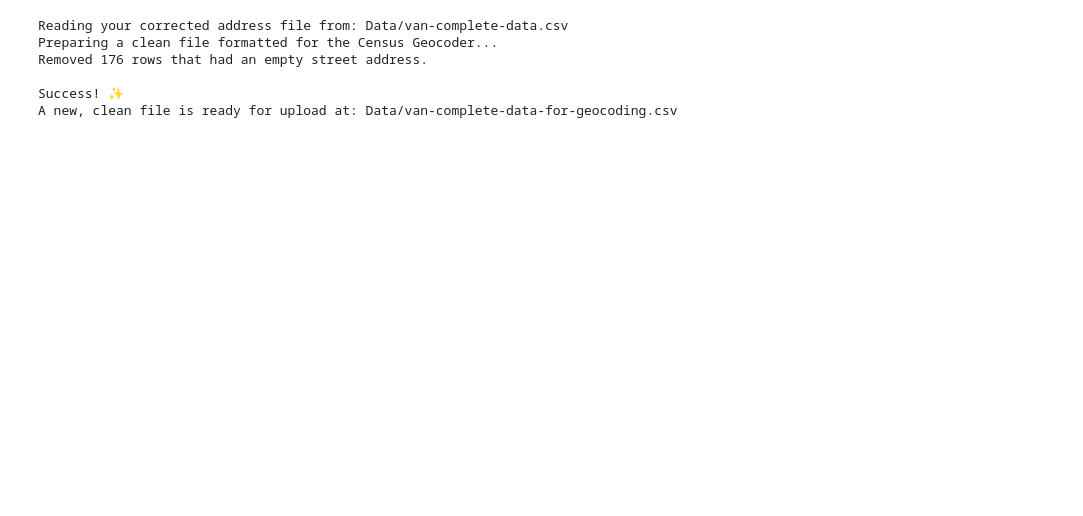
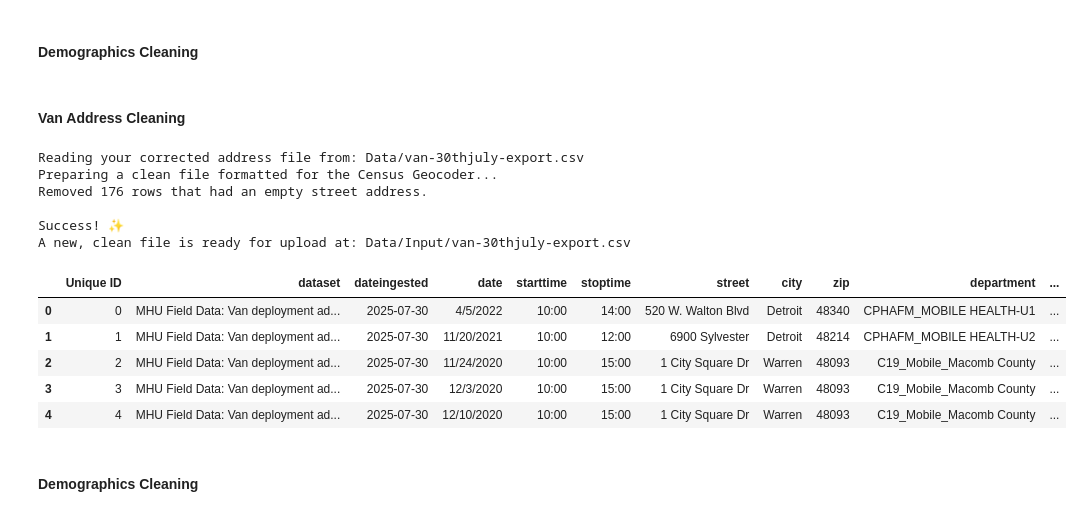
Before and after one commit to PHOENIX-WSU/Geocoding-and-Address-Correction-Pipeline, a Jupyter notebook: Prepare_address_for_geocoding.ipynb, the cells around one changed output. Drawn from its saved outputs; the diff is of its cells as text; code cells hidden in the pictures; blank space fills up the shorter version.

Commit message:
Cleaned up everything

```diff
--- a/Prepare_address_for_geocoding.ipynb
+++ b/Prepare_address_for_geocoding.ipynb
@@ -0,0 +11,13 @@
+# %%
+# --- Load credentials & Configure AI ---
+load_dotenv()
+GOOGLE_AI_API_KEY = os.getenv("GOOGLE_AI_API_KEY")
+
+if not GOOGLE_AI_API_KEY:
+    print("Error: GOOGLE_AI_API_KEY not found in .env file.")
+    sys.exit()
+try:
+    genai.configure(api_key=GOOGLE_AI_API_KEY)
+except Exception as e:
+    print(f"Error configuring Google AI. Please check your API key. Details: {e}")
+    sys.exit()
@@ -0,0 +29,2 @@
+# %% [markdown]
+#### Demographics Cleaning
@@ -1,48 +81,46 @@
+# %% [markdown]
+#### Van Address Cleaning
 # %%
-import pandas as pd
-import os
-
 # --- Configuration ---
 # The file produced by our address cleaning script
-INPUT_FILE_PATH = "Data/van-complete-data.csv"
+INPUT_FILE_PATH = "Data/van-30thjuly-export.csv"
 
 # The new, cleaned file ready for upload
-OUTPUT_FILE_PATH = "Data/van-complete-data-for-geocoding.csv"
+OUTPUT_FILE_PATH = "Data/Input/van-30thjuly-export.csv"
 
 # --- Main Script ---
 try:
     print(f"Reading your corrected address file from: {INPUT_FILE_PATH}")
     # Read all data as strings and replace any nulls with empty strings
-    df = pd.read_csv(INPUT_FILE_PATH, dtype=str).fillna('')
-    df['state'] = 'MI'
+    df_data = pd.read_csv(INPUT_FILE_PATH, dtype=str).fillna('')
+    df_data['state'] = 'MI'
 
     print("Preparing a clean file formatted for the Census Geocoder...")
 
     # --- CRITICAL FIX: Remove rows with no street address ---
     # The geocoder will fail if this column is empty.
-    original_rows = len(df)
-    df = df[df['street'].str.strip() != ''].copy()
-    print(f"Removed {original_rows - len(df)} rows that had an empty street address.")
+    original_rows = len(df_data)
+    df_data = df_data[df_data['street'].str.strip() != ''].copy()
+    print(f"Removed {original_rows - len(df_data)} rows that had an empty street address.")
     # ---------------------------------------------------------
 
     # 1. Select only the necessary 'cleaned' columns and rename them
-    geocoder_df = df[[
+
+    df_data.insert(0, 'Unique ID', df_data.index)
+    geocoder_df = df_data[[
+        'Unique ID',
         'street',
         'city',
         'state',
         'zip'
     ]].rename(columns={
+        'Unique ID': 'Unique ID',
         'street': 'Street Address',
         'city': 'City',
         'state': 'State',
         'zip': 'ZIP'
     })
 
-    # 2. Insert the 'Unique ID' column at the beginning
-    # Using the original DataFrame's index is crucial for merging the results back later.
-    geocoder_df.insert(0, 'Unique ID', df.index)
-
-    # 4. Save the new DataFrame to a new CSV file
     os.makedirs(os.path.dirname(OUTPUT_FILE_PATH), exist_ok=True)
     geocoder_df.to_csv(OUTPUT_FILE_PATH, index=False)
 
@@ -54,9 +132,18 @@ except FileNotFoundError:
 except Exception as e:
     print(f"An error occurred: {e}")
 # %% [output]
-Reading your corrected address file from: Data/van-complete-data.csv
+Reading your corrected address file from: Data/van-30thjuly-export.csv
 Preparing a clean file formatted for the Census Geocoder...
 Removed 176 rows that had an empty street address.
 
 Success! ✨
-A new, clean file is ready for upload at: Data/van-complete-data-for-geocoding.csv
+A new, clean file is ready for upload at: Data/Input/van-30thjuly-export.csv
+# %%
+df_data.head()
+# %% [output]
+|  | Unique ID | dataset | dateingested | date | starttime | stoptime | street | city | zip | department | ... |
+| 0 | 0 | MHU Field Data: Van deployment ad... | 2025-07-30 | 4/5/2022 | 10:00 | 14:00 | 520 W. Walton Blvd | Detroit | 48340 | CPHAFM_MOBILE HEALTH-U1 | ... |
+| 1 | 1 | MHU Field Data: Van deployment ad... | 2025-07-30 | 11/20/2021 | 10:00 | 12:00 | 6900 Sylvester | Detroit | 48214 | CPHAFM_MOBILE HEALTH-U2 | ... |
+| 2 | 2 | MHU Field Data: Van deployment ad... | 2025-07-30 | 11/24/2020 | 10:00 | 15:00 | 1 City Square Dr | Warren | 48093 | C19_Mobile_Macomb County | ... |
+| 3 | 3 | MHU Field Data: Van deployment ad... | 2025-07-30 | 12/3/2020 | 10:00 | 15:00 | 1 City Square Dr | Warren | 48093 | C19_Mobile_Macomb County | ... |
+| 4 | 4 | MHU Field Data: Van deployment ad... | 2025-07-30 | 12/10/2020 | 10:00 | 15:00 | 1 City Square Dr | Warren | 48093 | C19_Mobile_Macomb County | ... |
@@ -62,0 +152,2 @@ A new, clean file is ready for upload at: Data/van-complete-data-for-geocoding.c
+# %% [markdown]
+#### Demographics Cleaning
```
Also changed, not shown: parts of 37 cells of this notebook, 8 other files.
